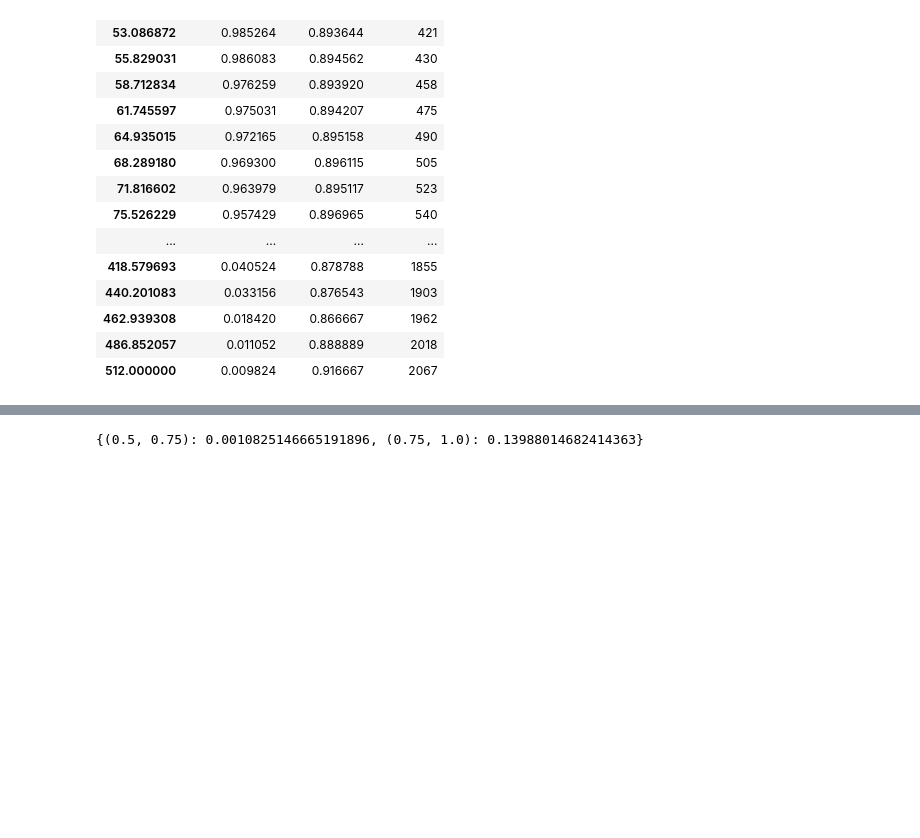
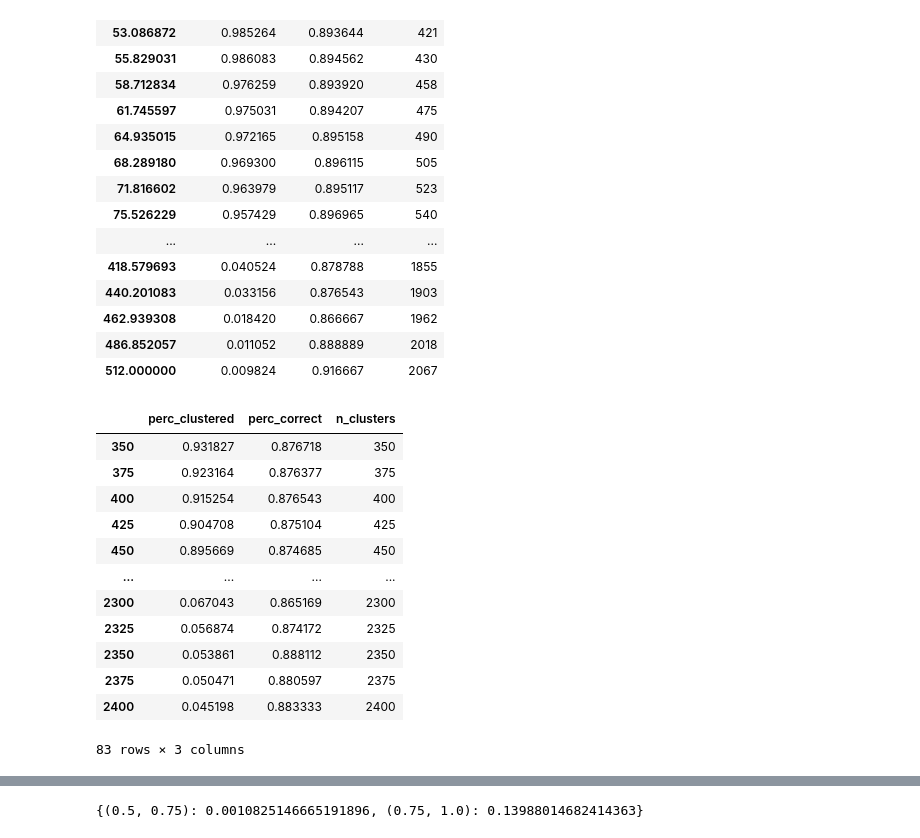
Before and after one commit to wukevin/tcr-bert, a Jupyter notebook: jupyter/transformers_lcmv_clustering.ipynb, the cells around one changed output, grey strips where cells are left out. Drawn from its saved outputs; the diff is of its cells as text; code cells hidden in the pictures; blank space fills up the shorter version.

```diff
--- a/jupyter/transformers_lcmv_clustering.ipynb
+++ b/jupyter/transformers_lcmv_clustering.ipynb
@@ -314,3 +305,39 @@ bert_dual_clustering_perf_df
 | 462.939308 | 0.018420 | 0.866667 | 1962 |
 | 486.852057 | 0.011052 | 0.888889 | 2018 |
 | 512.000000 | 0.009824 | 0.916667 | 2067 |
+# %%
+# Compute metricxs for tcrdist3
+
+def load_tcrdist3_results(truth_fname, results_fname):
+    with open(results_fname) as source:
+        tcrdist3_clusterings = json.load(source)
+
+    with open(truth_fname) as source:
+        tcrdist3_truth = json.load(source)
+    tcrdist3_cluster_perf = pd.DataFrame(0, index=tcrdist3_clusterings.keys(), columns=['perc_clustered', 'perc_correct', 'n_clusters'])
+    for k, clustering in tcrdist3_clusterings.items():
+        perc_clustered, perc_correct = custom_metrics.percent_and_correct_clustered(
+            tcrdist3_truth, clustering
+        )
+        tcrdist3_cluster_perf.loc[k] = (perc_clustered, perc_correct, k)
+    return tcrdist3_cluster_perf
+
+tcrdist3_cluster_perf = load_tcrdist3_results(
+    "/home/wukevin/projects/tcr/tcr-bert/external_eval/tcrdist3_aggcluster_truth.json",
+    "/home/wukevin/projects/tcr/tcr-bert/external_eval/tcrdist3_aggcluster_results.json"
+)
+tcrdist3_cluster_perf
+# %% [output]
+|  | perc_clustered | perc_correct | n_clusters |
+| 350 | 0.931827 | 0.876718 | 350 |
+| 375 | 0.923164 | 0.876377 | 375 |
+| 400 | 0.915254 | 0.876543 | 400 |
+| 425 | 0.904708 | 0.875104 | 425 |
+| 450 | 0.895669 | 0.874685 | 450 |
+| ... | ... | ... | ... |
+| 2300 | 0.067043 | 0.865169 | 2300 |
+| 2325 | 0.056874 | 0.874172 | 2325 |
+| 2350 | 0.053861 | 0.888112 | 2350 |
+| 2375 | 0.050471 | 0.880597 | 2375 |
+| 2400 | 0.045198 | 0.883333 | 2400 |
+83 rows × 3 columns
```
Also changed, not shown: parts of 5 cells of this notebook, 1 other file.
